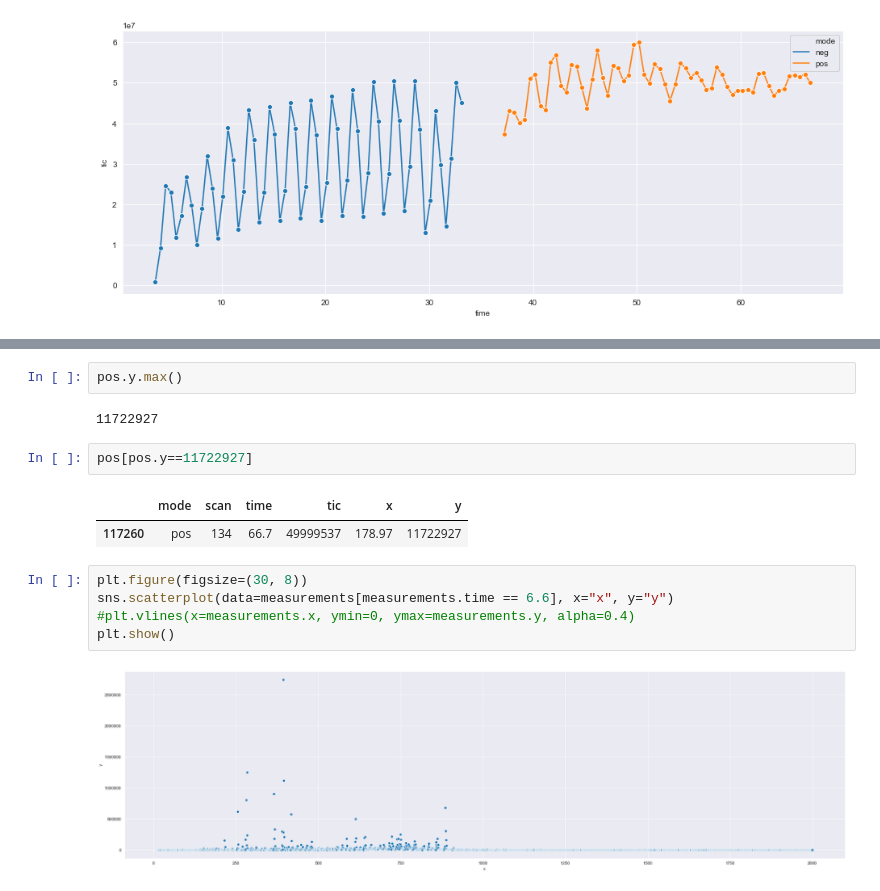
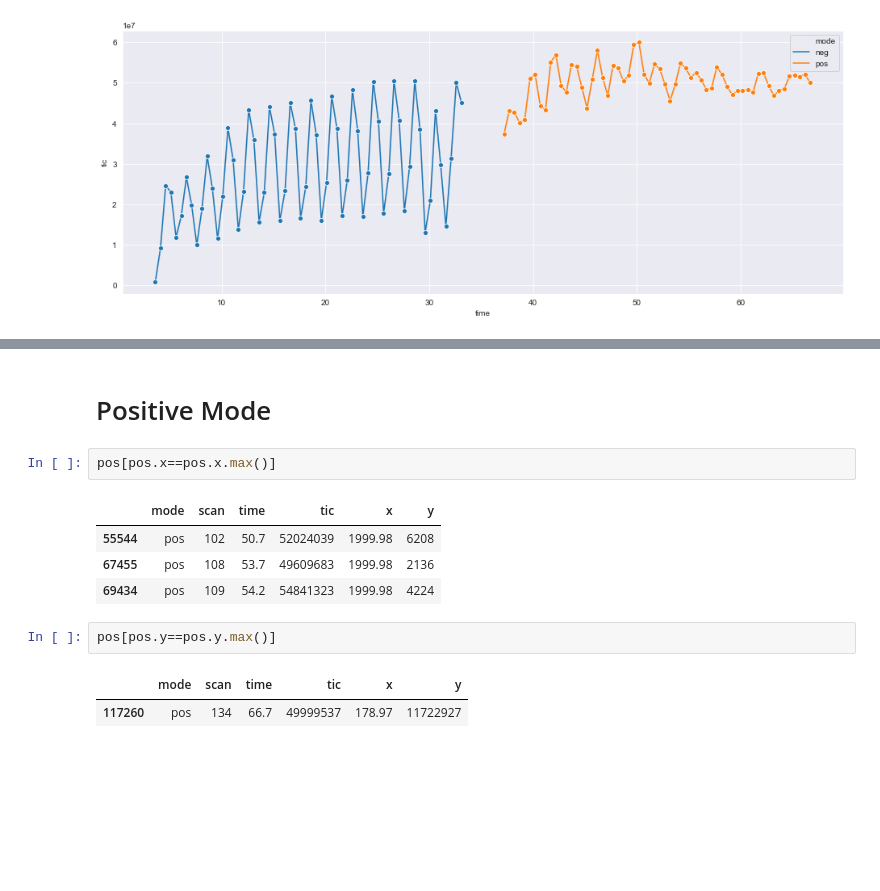
Before and after one commit to plopezgarcia/one-offs, a Jupyter notebook: jcamp-view/jcamp-view.ipynb, the cells around one changed output, grey strips where cells are left out. Cells and saved outputs as stored; diff of their text form; blank space fills up the shorter version.

```diff
--- a/jcamp-view/jcamp-view.ipynb
+++ b/jcamp-view/jcamp-view.ipynb
@@ -81,18 +97,16 @@ neg.y.max()
+# %% [markdown]
+# Positive Mode
+# %%
+pos[pos.x==pos.x.max()]
+# %% [output]
+|  | mode | scan | time | tic | x | y |
+| 55544 | pos | 102 | 50.7 | 52024039 | 1999.98 | 6208 |
+| 67455 | pos | 108 | 53.7 | 49609683 | 1999.98 | 2136 |
+| 69434 | pos | 109 | 54.2 | 54841323 | 1999.98 | 4224 |
 # %%
-pos.y.max()
+pos[pos.y==pos.y.max()]
 # %% [output]
-11722927
+|  | mode | scan | time | tic | x | y |
+| 117260 | pos | 134 | 66.7 | 49999537 | 178.97 | 11722927 |
-# %%
-pos[pos.y==11722927]
-# %% [output]
-|  | mode | scan | time | tic | x | y |
-| 117260 | pos | 134 | 66.7 | 49999537 | 178.97 | 11722927 |
-# %%
-plt.figure(figsize=(30, 8))
-sns.scatterplot(data=measurements[measurements.time == 6.6], x="x", y="y")
-#plt.vlines(x=measurements.x, ymin=0, ymax=measurements.y, alpha=0.4)
-plt.show()
-# %% [output]
-[figure, removed]
 # %%
 plt.figure(figsize=(30, 8))
```
Also changed, not shown: parts of 6 cells of this notebook.
